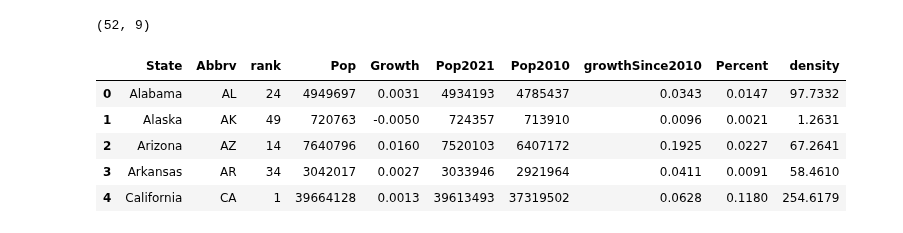
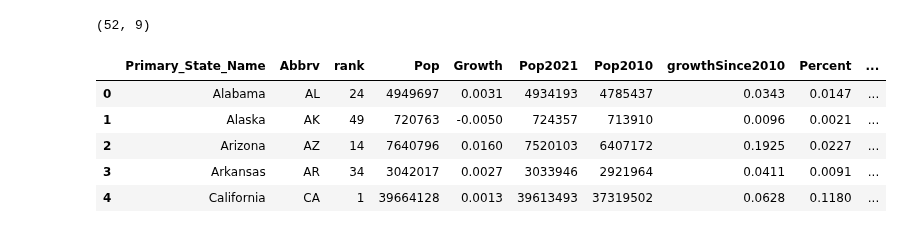
Before and after one commit to robyndook/Cancer_Analysis_US_Counties, a Jupyter notebook: Database/Cancer_Data_Cleaning_cook.ipynb, the cells around one changed output. Saved outputs shown, nothing was run; the diff lists cells and outputs as text; code cells hidden in the pictures.

```diff
--- a/Database/Cancer_Data_Cleaning_cook.ipynb
+++ b/Database/Cancer_Data_Cleaning_cook.ipynb
@@ -19,7 +19,7 @@ state_abbreviation = pd.read_csv('../Resources/state_abbreviation.csv')
 # %%
 print(state_abbreviation.shape)
 state_abbreviation.drop(['Abbrev'], 1, inplace=True)
-state_abbreviation = state_abbreviation.rename(columns={"Code":"Abbrv"})
+state_abbreviation = state_abbreviation.rename(columns={"Code":"Abbrv", "State":"Primary_State_Name"})
 state_abbreviation.head()
 # %% [output]
 (51, 3)
@@ -29,3 +29,8 @@ state_abbreviation.head()
 | 2 | Arizona | AZ |
 | 3 | Arkansas | AR |
 | 4 | California | CA |
+# %%
+remove_dc_state_abbreviation = state_abbreviation['Primary_State_Name'] == 'District of Columbia'
+state_abbreviation = state_abbreviation[~remove_dc_state_abbreviation]
+print(state_abbreviation.shape)
+state_abbreviation.head()
@@ -286,12 +411,13 @@ population_state.head()
 # %%
 print(population_state.shape)
+population_state = population_state.rename(columns={"State":"Primary_State_Name"})
 population_state = pd.merge(state_abbreviation, population_state)
 population_state.head()
 # %% [output]
 (52, 9)
-|  | State | Abbrv | rank | Pop | Growth | Pop2021 | Pop2010 | growthSince2010 | Percent | density |
-| 0 | Alabama | AL | 24 | 4949697 | 0.0031 | 4934193 | 4785437 | 0.0343 | 0.0147 | 97.7332 |
-| 1 | Alaska | AK | 49 | 720763 | -0.0050 | 724357 | 713910 | 0.0096 | 0.0021 | 1.2631 |
-| 2 | Arizona | AZ | 14 | 7640796 | 0.0160 | 7520103 | 6407172 | 0.1925 | 0.0227 | 67.2641 |
-| 3 | Arkansas | AR | 34 | 3042017 | 0.0027 | 3033946 | 2921964 | 0.0411 | 0.0091 | 58.4610 |
-| 4 | California | CA | 1 | 39664128 | 0.0013 | 39613493 | 37319502 | 0.0628 | 0.1180 | 254.6179 |
+|  | Primary_State_Name | Abbrv | rank | Pop | Growth | Pop2021 | Pop2010 | growthSince2010 | Percent | ... |
+| 0 | Alabama | AL | 24 | 4949697 | 0.0031 | 4934193 | 4785437 | 0.0343 | 0.0147 | ... |
+| 1 | Alaska | AK | 49 | 720763 | -0.0050 | 724357 | 713910 | 0.0096 | 0.0021 | ... |
+| 2 | Arizona | AZ | 14 | 7640796 | 0.0160 | 7520103 | 6407172 | 0.1925 | 0.0227 | ... |
+| 3 | Arkansas | AR | 34 | 3042017 | 0.0027 | 3033946 | 2921964 | 0.0411 | 0.0091 | ... |
+| 4 | California | CA | 1 | 39664128 | 0.0013 | 39613493 | 37319502 | 0.0628 | 0.1180 | ... |
```
Also changed, not shown: parts of 36 cells of this notebook, 11 other files.
